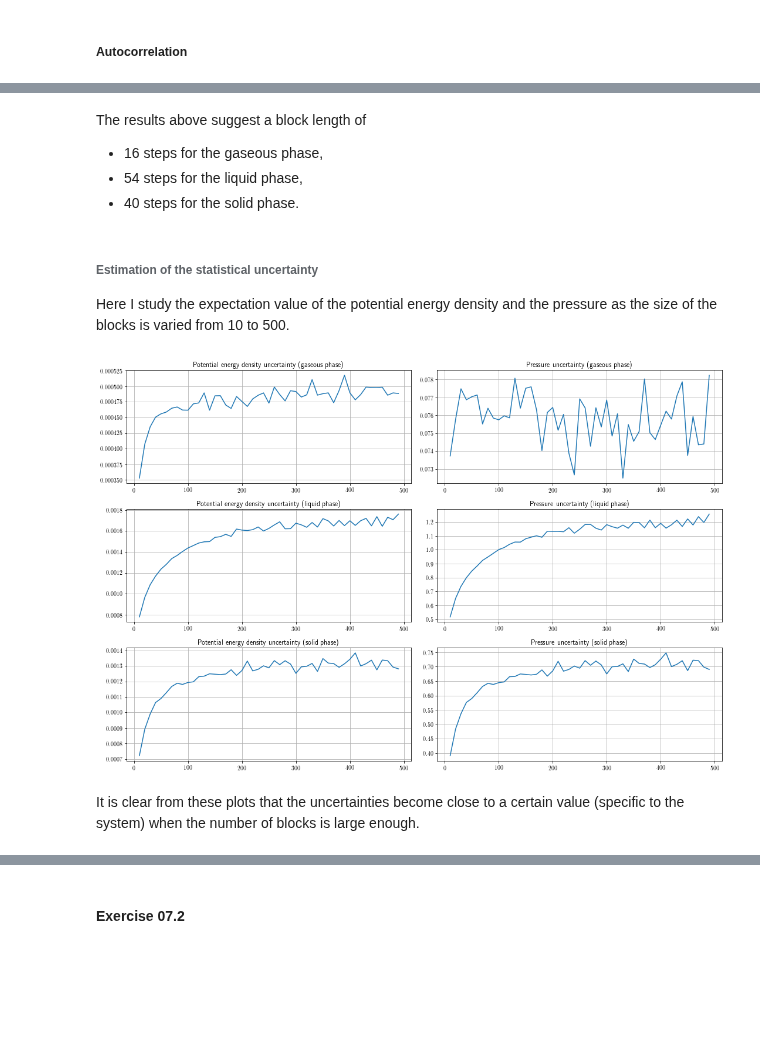
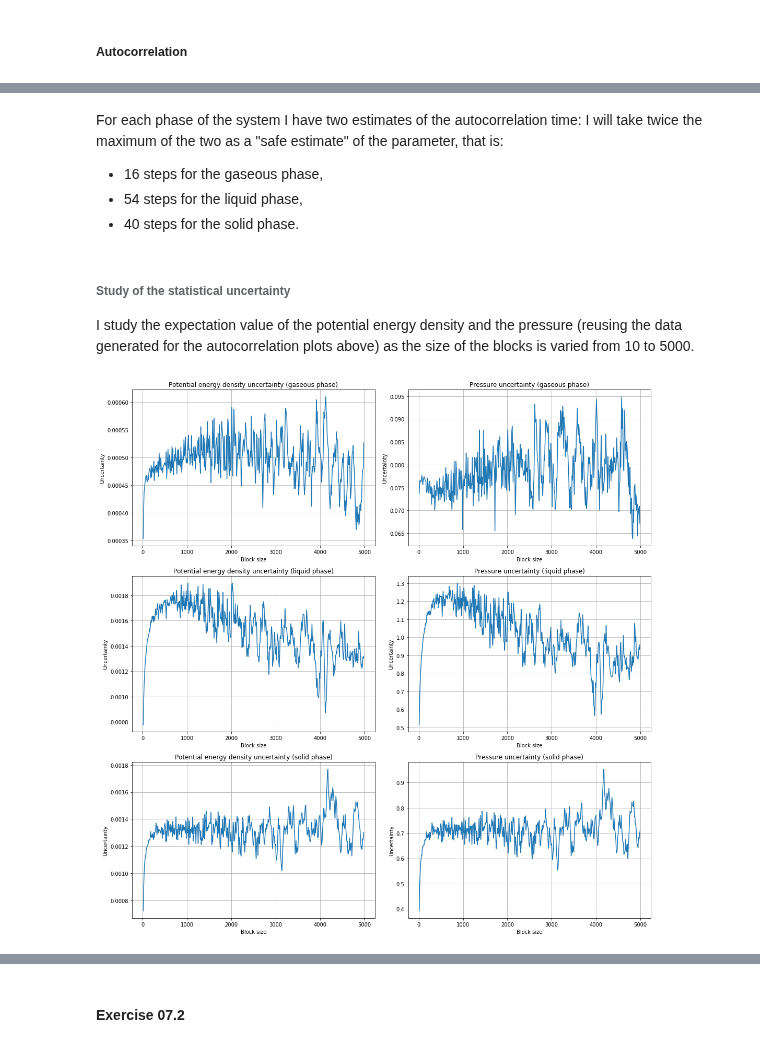
Before and after one commit to phaerrax/lab-simulazione-numerica, a Jupyter notebook: exercise07/exercise07.ipynb, the cells around one changed output, grey strips where cells are left out. Cells and saved outputs as stored; diff of their text form; code cells hidden in the pictures; blank space fills up the shorter version.

```diff
--- a/exercise07/exercise07.ipynb
+++ b/exercise07/exercise07.ipynb
@@ -3,11 +3,8 @@
 # %%
 import matplotlib
 import matplotlib.pyplot as plt
-matplotlib.rcParams['text.usetex'] = True
 import numpy as np
 import math
 import string
 from scipy.optimize import curve_fit
-
-colors = ["firebrick", "limegreen", "royalblue", "darkorange"]
 # %% [markdown]
@@ -82,17 +111,16 @@ def autocorrelation_fit(t, t0):
     return [np.exp(-x / t0) for x in t]
     # curve_fit from scipy expects the function to be vectorised.
 # %%
-fig, axes = plt.subplots(nrows = 3, ncols = 2, figsize = (15, 10))
+fig, axes = plt.subplots(nrows = 3, ncols = 2, figsize = (15, 15))
 axes = axes.flatten()
 phases = ["gaseous", "liquid", "solid"]
 
-for (plot_count, phase) in enumerate(phases):
+for plot_count, phase in enumerate(phases):
     u, p = np.loadtxt(prefix + phase + "_output.dat", unpack = True)
-    warmup_steps = 100
-    max_lag = 500
+    max_lag = 300
 
-    u_acf = [autocorrelation(u[warmup_steps:], t) for t in range(max_lag)]
-    p_acf = [autocorrelation(p[warmup_steps:], t) for t in range(max_lag)]
+    u_acf = [autocorrelation(u, t) for t in range(max_lag)]
+    p_acf = [autocorrelation(p, t) for t in range(max_lag)]
 
     u_autocorrelation_time, u_variance = curve_fit(autocorrelation_fit, range(max_lag), u_acf, p0 = 1)
     p_autocorrelation_time, p_variance = curve_fit(autocorrelation_fit, range(max_lag), p_acf, p0 = 1)
@@ -103,6 +131,7 @@ for (plot_count, phase) in enumerate(phases):
     axes[2 * plot_count].set_ylabel("Autocorrelation")
     axes[2 * plot_count].plot(u_acf, label = "Data")
     axes[2 * plot_count].plot(autocorrelation_fit(range(max_lag), u_autocorrelation_time[0]), label = "Best fit")
+    axes[2 * plot_count].legend()
 
     axes[2 * plot_count + 1].grid(True)
     axes[2 * plot_count + 1].set_title("Autocorrelation function of the pressure (" + phase + " phase)")
@@ -110,6 +139,7 @@ for (plot_count, phase) in enumerate(phases):
     axes[2 * plot_count + 1].set_ylabel("Autocorrelation")
     axes[2 * plot_count + 1].plot(p_acf, label = "Data")
     axes[2 * plot_count + 1].plot(autocorrelation_fit(range(max_lag), p_autocorrelation_time[0]), label = "Best fit")
+    axes[2 * plot_count + 1].legend()
 
     print("The estimates of the autocorrelation time for the " + phase + " phase results are " + str(2 * u_autocorrelation_time[0]) + " and " + str(2 * p_autocorrelation_time[0]))
 
@@ -123,12 +153,12 @@ The estimates of the autocorrelation time for the solid phase results are 19.360
 # %% [markdown]
-The results above suggest a block length of
+For each phase of the system I have two estimates of the autocorrelation time: I will take twice the maximum of the two as a "safe estimate" of the parameter, that is:
 - 16 steps for the gaseous phase,
 - 54 steps for the liquid phase,
 - 40 steps for the solid phase.
 # %% [markdown]
-###### Estimation of the statistical uncertainty
+###### Study of the statistical uncertainty
 
-Here I study the expectation value of the potential energy density and the pressure as the size of the blocks is varied from 10 to 500.
+I study the expectation value of the potential energy density and the pressure (reusing the data generated for the autocorrelation plots above) as the size of the blocks is varied from 10 to 5000.
 # %%
 # This function is the usual function that computes an array
 # of average values and an array of the associated standard
@@ -145,39 +175,41 @@ def block_uncertainty(series, block_length):
             block_avg += series[block_length * i + j]
         block_avg  /= block_length
         sum_avg    += block_avg
-        sum_sq_avg += block_avg * block_avg
+        sum_sq_avg += block_avg**2
         mean[i]     = sum_avg / (i + 1)
         if i > 0:
-            stdev[i] = np.sqrt((sum_sq_avg / (i + 1) - mean[i] * mean[i]) / i)
+            stdev[i] = np.sqrt((sum_sq_avg / (i + 1) - mean[i]**2) / i)
     return mean, stdev
 # %%
-fig, axes = plt.subplots(nrows = 3, ncols = 2, figsize = (15, 10))
+fig, axes = plt.subplots(nrows = 3, ncols = 2, figsize = (15, 15))
 axes = axes.flatten()
 phases = ["gaseous", "liquid", "solid"]
-warmup_steps = [16, 54, 40]
+xrange = range(10, 5000, 10)
 
 for (plot_count, phase) in enumerate(phases):
     u, p = np.loadtxt(prefix + phase + "_output.dat", unpack = True)
     u_err = []
     p_err = []
-    for block_length in range(10, 500, 10):
-        # The data in the warm-up period is excluded.
-        u_mean, u_stdev = block_uncertainty(u[warmup_steps[plot_count]:], block_length)
-        p_mean, p_stdev = block_uncertainty(p[warmup_steps[plot_count]:], block_length)
+    for block_length in xrange:
+        # The data in the warm-up period is already excluded.
+        u_mean, u_stdev = block_uncertainty(u, block_length)
+        p_mean, p_stdev = block_uncertainty(p, block_length)
         u_err.append(u_stdev[-1])
         p_err.append(p_stdev[-1])
 
+    axes[2 * plot_count].set_title("Potential energy density uncertainty (" + phase + " phase)")
+    axes[2 * plot_count].set_xlabel("Block size")
+    axes[2 * plot_count].set_ylabel("Uncertainty")
+    axes[2 * plot_count].plot(xrange, u_err)
     axes[2 * plot_count].grid(True)
-    axes[2 * plot_count].set_title("Potential energy density uncertainty (" + phase + " phase)")
-    axes[2 * plot_count].plot(range(10, 500, 10), u_err)
 
     axes[2 * plot_count + 1].set_title("Pressure uncertainty (" + phase + " phase)")
+    axes[2 * plot_count + 1].set_xlabel("Block size")
+    axes[2 * plot_count + 1].set_ylabel("Uncertainty")
+    axes[2 * plot_count + 1].plot(xrange, p_err)
     axes[2 * plot_count + 1].grid(True)
-    axes[2 * plot_count + 1].plot(range(10, 500, 10), p_err)
 
 fig.tight_layout()
 plt.show()
 # %% [output]
-[figure, old version]
+[figure, new version]
-# %% [markdown]
-It is clear from these plots that the uncertainties become close to a certain value (specific to the system) when the number of blocks is large enough.
```
Also changed, not shown: parts of 9 cells of this notebook, 10 other files.
